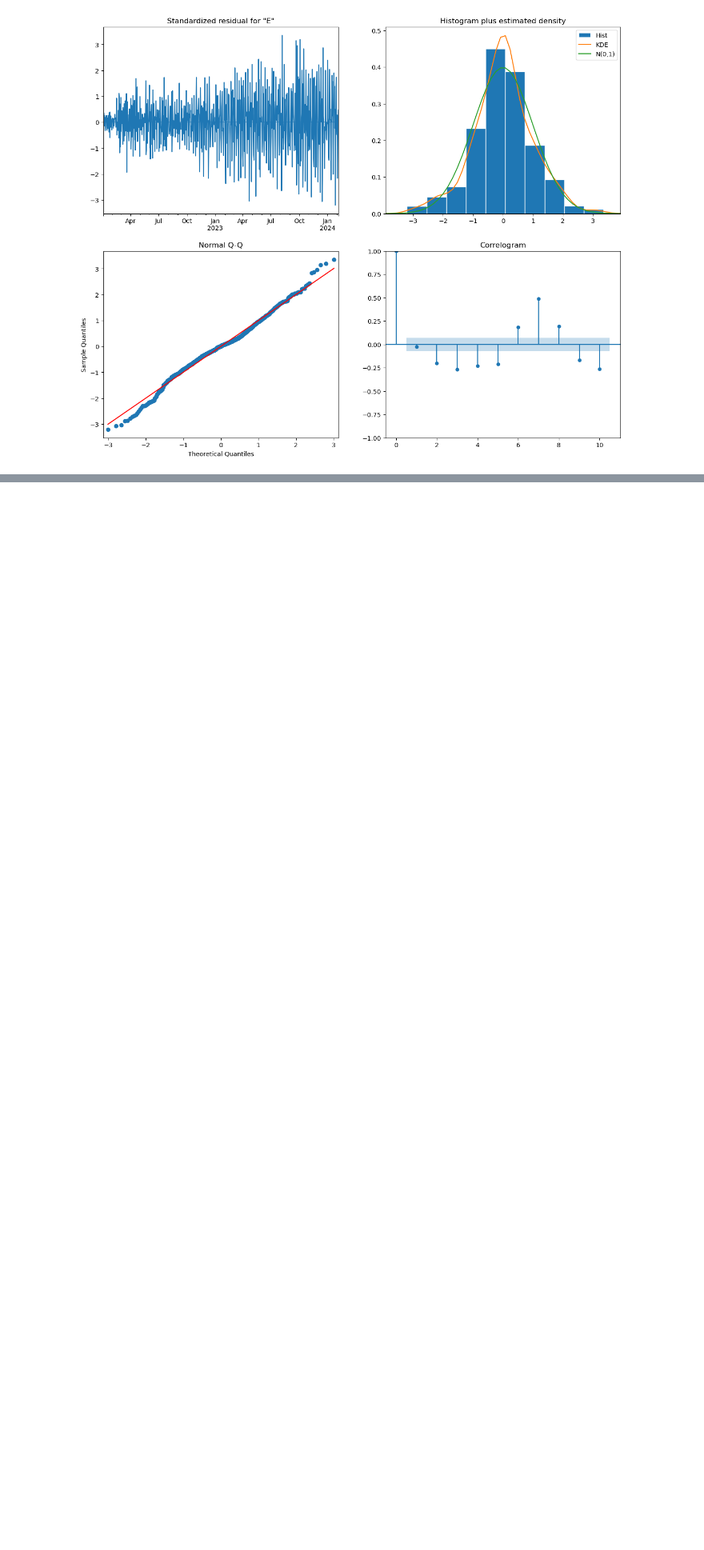
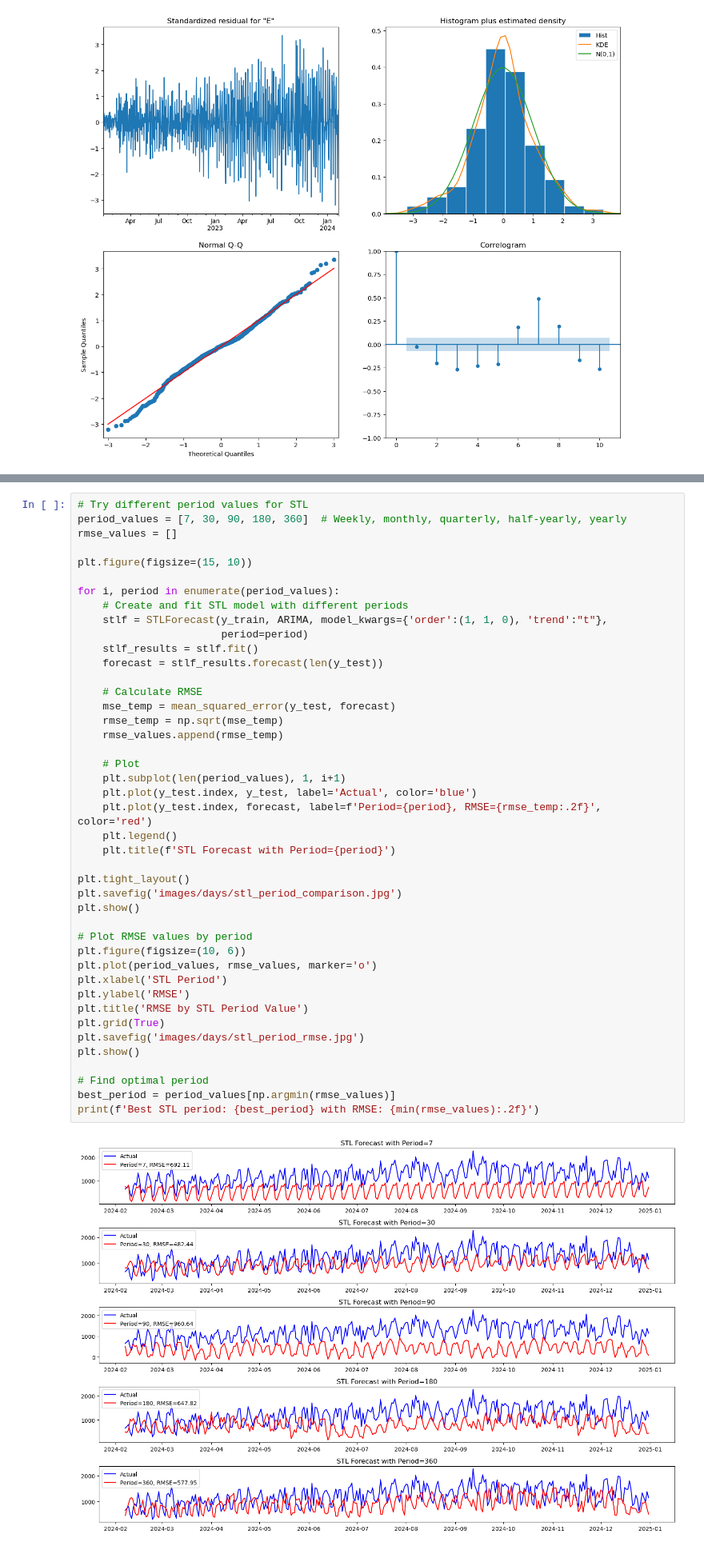
Before and after one commit to elmunoz42/sbcc-ev-charging-stations, a Jupyter notebook: data-analysis-days.ipynb, the cells around one changed output, grey strips where cells are left out. Shown at 80% size. Saved outputs shown, nothing was run; the diff lists cells and outputs as text; blank space fills up the shorter version.

```diff
--- a/data-analysis-days.ipynb
+++ b/data-analysis-days.ipynb
@@ -638,0 +703,45 @@ Mean Absolute Percentage Error (MAPE): 56.09%
+# %%
+# Try different period values for STL
+period_values = [7, 30, 90, 180, 360]  # Weekly, monthly, quarterly, half-yearly, yearly
+rmse_values = []
+
+plt.figure(figsize=(15, 10))
+
+for i, period in enumerate(period_values):
+    # Create and fit STL model with different periods
+    stlf = STLForecast(y_train, ARIMA, model_kwargs={'order':(1, 1, 0), 'trend':"t"},
+                       period=period)
+    stlf_results = stlf.fit()
+    forecast = stlf_results.forecast(len(y_test))
+
+    # Calculate RMSE
+    mse_temp = mean_squared_error(y_test, forecast)
+    rmse_temp = np.sqrt(mse_temp)
+    rmse_values.append(rmse_temp)
+
+    # Plot
+    plt.subplot(len(period_values), 1, i+1)
+    plt.plot(y_test.index, y_test, label='Actual', color='blue')
+    plt.plot(y_test.index, forecast, label=f'Period={period}, RMSE={rmse_temp:.2f}', color='red')
+    plt.legend()
+    plt.title(f'STL Forecast with Period={period}')
+
+plt.tight_layout()
+plt.savefig('images/days/stl_period_comparison.jpg')
+plt.show()
+
+# Plot RMSE values by period
+plt.figure(figsize=(10, 6))
+plt.plot(period_values, rmse_values, marker='o')
+plt.xlabel('STL Period')
+plt.ylabel('RMSE')
+plt.title('RMSE by STL Period Value')
+plt.grid(True)
+plt.savefig('images/days/stl_period_rmse.jpg')
+plt.show()
+
+# Find optimal period
+best_period = period_values[np.argmin(rmse_values)]
+print(f'Best STL period: {best_period} with RMSE: {min(rmse_values):.2f}')
+# %% [output]
+[figure, added]
```
Also changed, not shown: parts of 13 cells of this notebook, 5 other files.
